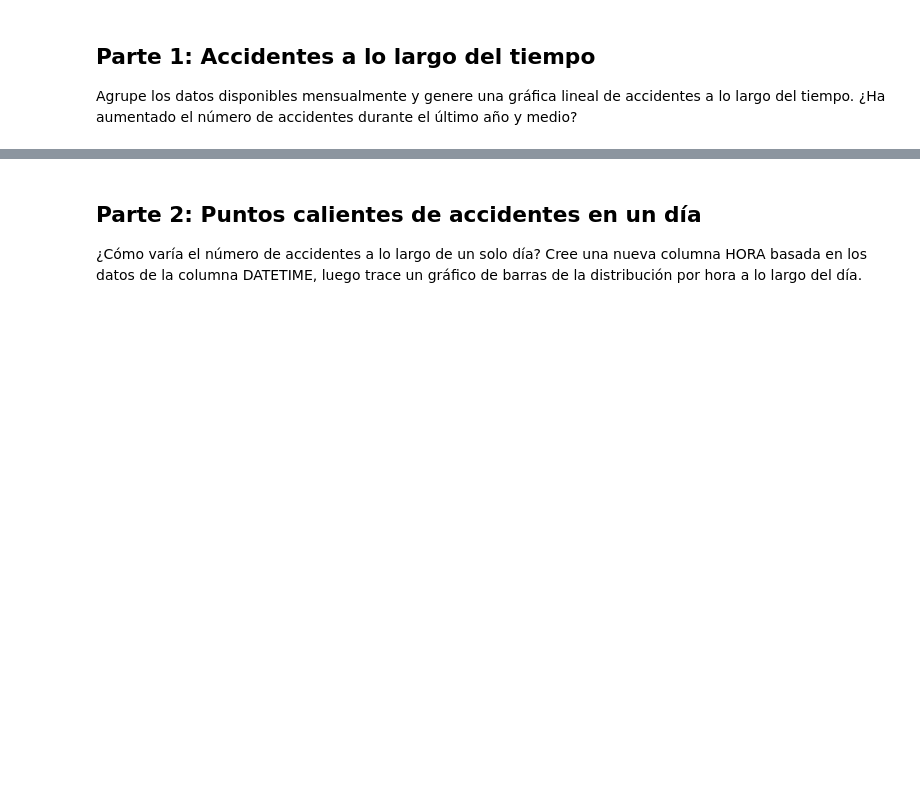
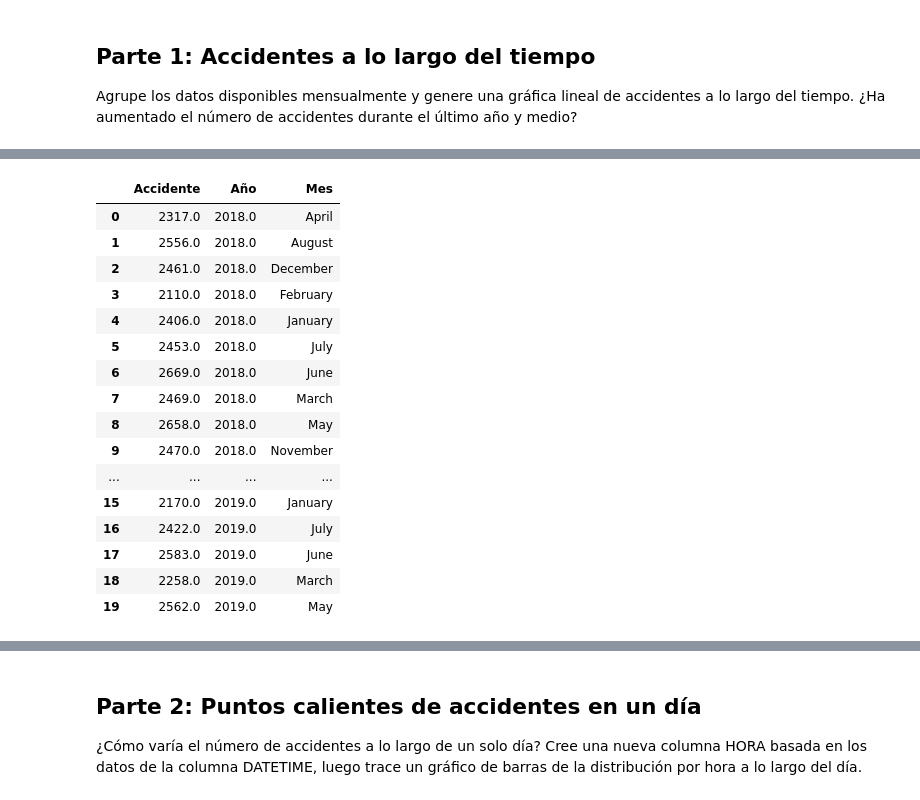
Before and after one commit to GabyLeon10100/MujeresDigitales, a Jupyter notebook: Taller4.ipynb, the cells around one changed output, grey strips where cells are left out. Drawn from its saved outputs; the diff is of its cells as text; code cells hidden in the pictures; blank space fills up the shorter version.

```diff
--- a/Taller4.ipynb
+++ b/Taller4.ipynb
@@ -122,0 +147,28 @@ Name: MONTH, dtype: int64
+# %%
+#Creamos el nuevo dataframe
+df_grafica = pd.DataFrame()
+#Realizamos un bucle con la lista que obtuvimos para agregar los datos al nuevo dataframe
+for x in lista:
+  agregar = {}
+  agregar = {"Año" : int(x[0]), "Mes": x[1], "Accidente": int(x[2])}
+  df_grafica = df_grafica.append(agregar, ignore_index=True)
+  #Lo visualizamos
+df_grafica.head(20)
+# %% [output]
+|  | Accidente | Año | Mes |
+| 0 | 2317.0 | 2018.0 | April |
+| 1 | 2556.0 | 2018.0 | August |
+| 2 | 2461.0 | 2018.0 | December |
+| 3 | 2110.0 | 2018.0 | February |
+| 4 | 2406.0 | 2018.0 | January |
+| 5 | 2453.0 | 2018.0 | July |
+| 6 | 2669.0 | 2018.0 | June |
+| 7 | 2469.0 | 2018.0 | March |
+| 8 | 2658.0 | 2018.0 | May |
+| 9 | 2470.0 | 2018.0 | November |
+| ... | ... | ... | ... |
+| 15 | 2170.0 | 2019.0 | January |
+| 16 | 2422.0 | 2019.0 | July |
+| 17 | 2583.0 | 2019.0 | June |
+| 18 | 2258.0 | 2019.0 | March |
+| 19 | 2562.0 | 2019.0 | May |
```
Also changed, not shown: parts of 6 cells of this notebook.
